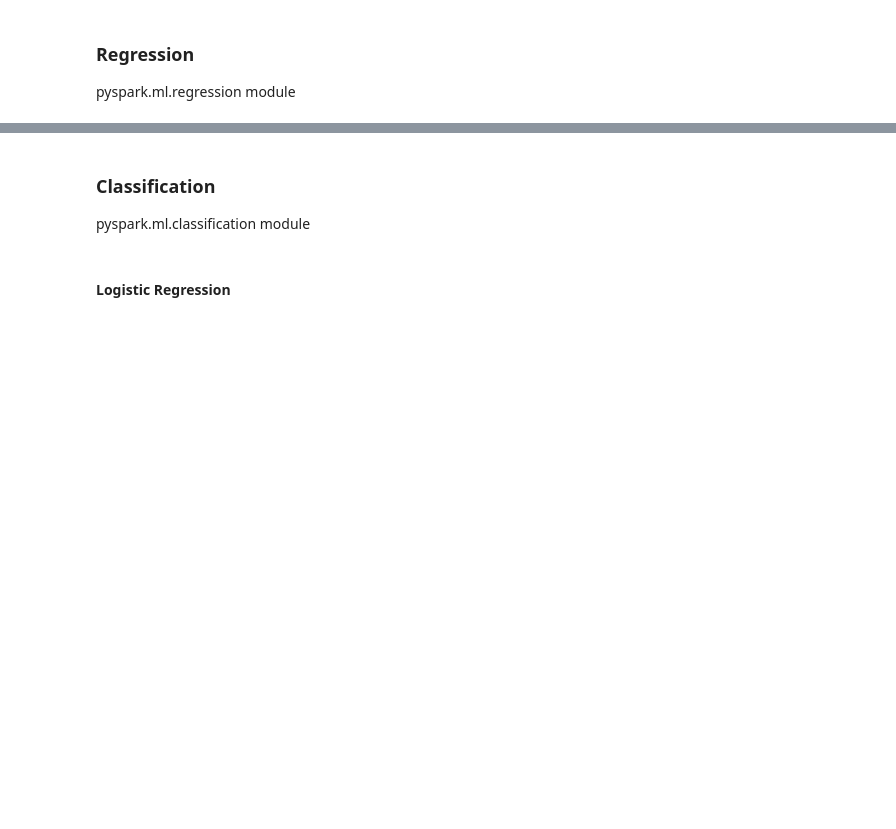
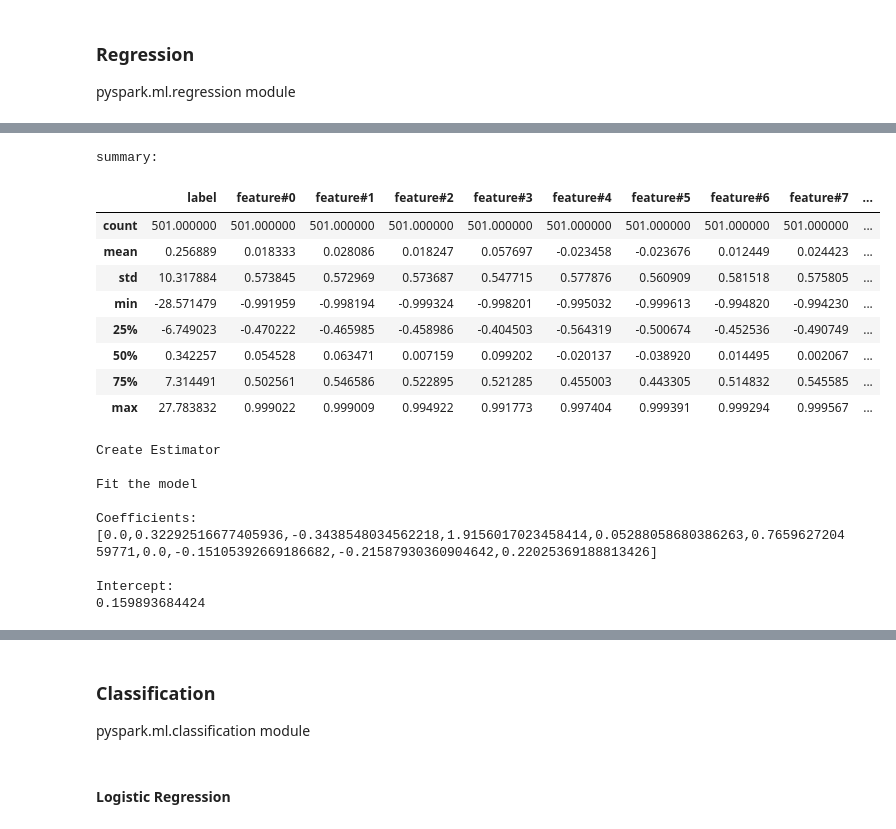
Before and after one commit to pjh0347/hadoop, a Jupyter notebook: spark/spark_mllib.ipynb, the cells around one changed output, grey strips where cells are left out. Drawn from its saved outputs; the diff is of its cells as text; code cells hidden in the pictures; blank space fills up the shorter version.

Commit message:
spark 강의 자료 수정

```diff
--- a/spark/spark_mllib.ipynb
+++ b/spark/spark_mllib.ipynb
@@ -604,0 +632,56 @@ pyspark.ml.regression module
+# %%
+from pyspark.ml.regression import LinearRegression
+from pyspark.ml.feature import VectorSlicer
+from pyspark.sql import functions as F
+
+# Load training data
+training = spark.read.format("libsvm")\
+    .load("/opt/conda/envs/ml/lib/python2.7/site-packages/pyspark/data/mllib/sample_linear_regression_data.txt")
+
+# schema
+print "schema:"
+training.printSchema()
+
+# summarizing the label
+#print "label summary:"
+#training.select('label').summary().show()
+
+# summarizing the features
+#print "features summary:"
+#from pyspark.ml.stat import Summarizer
+#summarizer = Summarizer.metrics('mean', 'variance', 'count', 'numNonZeros', 'max', 'min', 'normL2', 'normL1')
+#training.select(summarizer.summary(training['features'])).show(truncate=False)
+
+# preprocess
+training2 = training
+def func(v):
+    return v.values.tolist()[0]
+udf_func = F.udf(func)
+for i in range(10):
+    outputCol = "feature#{}".format(i)
+    vs = VectorSlicer(inputCol="features", outputCol=outputCol, indices=[i])
+    training2 = vs.transform(training2)
+    training2 = training2.withColumn(outputCol, udf_func(outputCol).cast('double'))
+training2 = training2.drop('features')
+pandas_df = training2.toPandas()
+
+print "data:"
+display(pandas_df.head())
+
+print "summary:"
+display(pandas_df.describe())
+
+# create estimator
+print "Create Estimator\n"
+lr = LinearRegression(featuresCol='features', labelCol='label', predictionCol='prediction',
+                      maxIter=10, regParam=0.3, elasticNetParam=0.8, tol=1e-06, fitIntercept=True,
+                      standardization=True, solver='normal', aggregationDepth=2, loss='squaredError')
+
+# Fit the model
+print "Fit the model\n"
+model = lr.fit(training)
+
+# Print the coefficients and intercept for linear regression
+print "Coefficients:\n{}\n".format(model.coefficients)
+print "Intercept:\n{}\n".format(model.intercept)
+# %% [output]
@@ -604,0 +700,19 @@ pyspark.ml.regression module
+summary:
+|  | label | feature#0 | feature#1 | feature#2 | feature#3 | feature#4 | feature#5 | feature#6 | feature#7 | ... |
+| count | 501.000000 | 501.000000 | 501.000000 | 501.000000 | 501.000000 | 501.000000 | 501.000000 | 501.000000 | 501.000000 | ... |
+| mean | 0.256889 | 0.018333 | 0.028086 | 0.018247 | 0.057697 | -0.023458 | -0.023676 | 0.012449 | 0.024423 | ... |
+| std | 10.317884 | 0.573845 | 0.572969 | 0.573687 | 0.547715 | 0.577876 | 0.560909 | 0.581518 | 0.575805 | ... |
+| min | -28.571479 | -0.991959 | -0.998194 | -0.999324 | -0.998201 | -0.995032 | -0.999613 | -0.994820 | -0.994230 | ... |
+| 25% | -6.749023 | -0.470222 | -0.465985 | -0.458986 | -0.404503 | -0.564319 | -0.500674 | -0.452536 | -0.490749 | ... |
+| 50% | 0.342257 | 0.054528 | 0.063471 | 0.007159 | 0.099202 | -0.020137 | -0.038920 | 0.014495 | 0.002067 | ... |
+| 75% | 7.314491 | 0.502561 | 0.546586 | 0.522895 | 0.521285 | 0.455003 | 0.443305 | 0.514832 | 0.545585 | ... |
+| max | 27.783832 | 0.999022 | 0.999009 | 0.994922 | 0.991773 | 0.997404 | 0.999391 | 0.999294 | 0.999567 | ... |
+Create Estimator
+
+Fit the model
+
+Coefficients:
+[0.0,0.32292516677405936,-0.3438548034562218,1.9156017023458414,0.05288058680386263,0.765962720459771,0.0,-0.15105392669186682,-0.21587930360904642,0.22025369188813426]
+
+Intercept:
+0.159893684424
```
Also changed, not shown: parts of 68 cells of this notebook.
